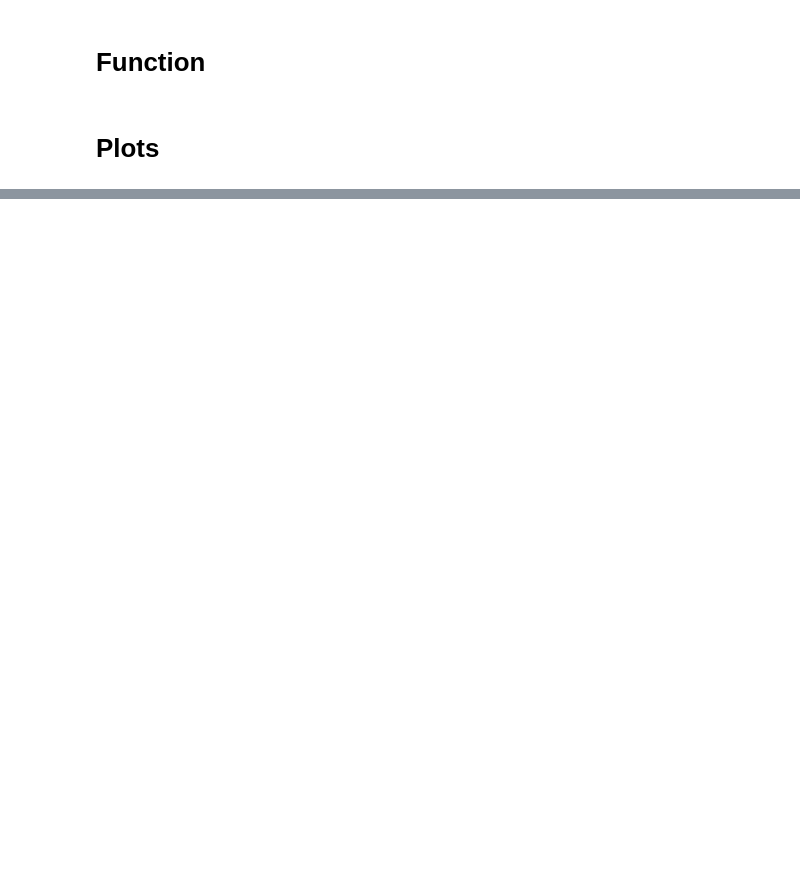
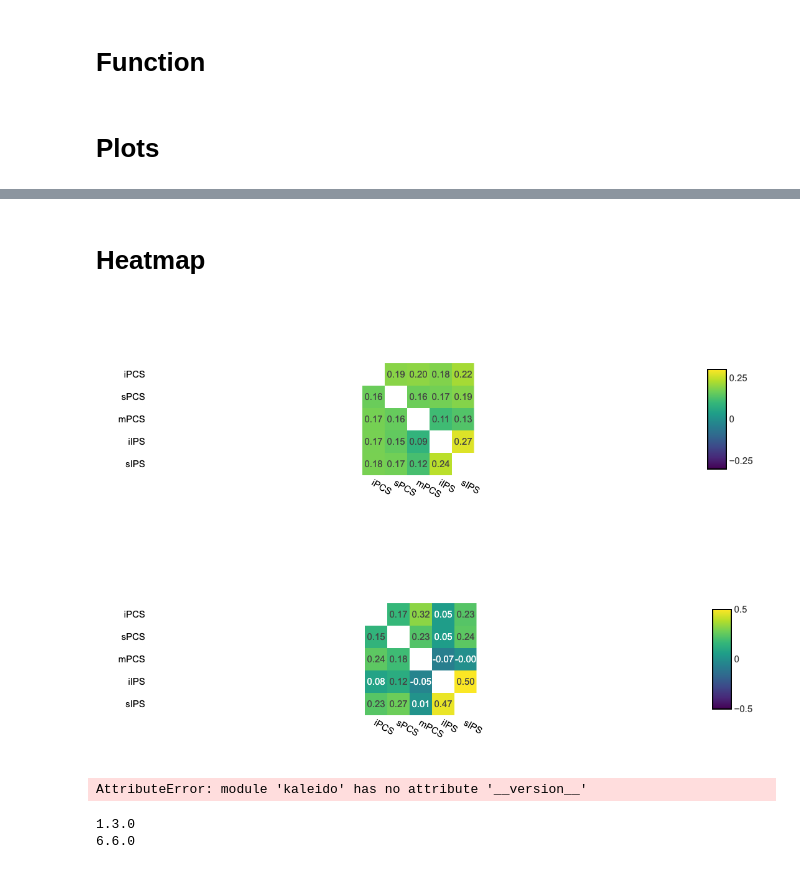
Before and after one commit to mszinte/pRF_analysis, a Jupyter notebook: RetinoMaps/dev/Paper/rest_figures.ipynb, the cells around one changed output, grey strips where cells are left out. Saved outputs shown, nothing was run; the diff lists cells and outputs as text; code cells hidden in the pictures; blank space fills up the shorter version.

```diff
--- a/RetinoMaps/dev/Paper/rest_figures.ipynb
+++ b/RetinoMaps/dev/Paper/rest_figures.ipynb
@@ -242,7 +240,0 @@ analysis_info['roi_colors']
-# %%
-fig = prf_contra_corr_violins_plot(cor_r_lh_df=cor_r_lh_df, cor_r_rh_df=cor_r_rh_df, figure_info=analysis_info)
-
-fig_dir = '/Users/uriel/Library/CloudStorage/Dropbox/retinomaps/figures/material/resting_state/violins'
-fig_fn = "{}/{}_violons.pdf".format(fig_dir, corr_type)
-fig.write_image(fig_fn)
-fig.show()
@@ -310,0 +241,2 @@ cor_r_lh_df
+# %% [markdown]
+# Heatmap
@@ -310,0 +328,36 @@ cor_r_lh_df
+# %%
+for corr_type in corr_types:
+    if corr_type == 'full_corr':
+        corr_type2 = 'full-corr'
+        suffix = '_legacy'
+    elif corr_type == 'partial_corr':
+        corr_type2 = 'partial-corr'
+        suffix = ''
+    cor_dir = '{}/{}/derivatives/pp_data/{}/{}/rest/{}/tables'.format(main_dir, project_dir, subject, format_, corr_type)
+    cor_r_lh_fn = '{}/seed-task_by_macror-task_{}_r_report_ipsi_lh{}.tsv'.format(cor_dir, corr_type2, suffix)
+    cor_r_rh_fn = '{}/seed-task_by_macror-task_{}_r_report_ipsi_rh{}.tsv'.format(cor_dir, corr_type2, suffix)
+    cor_r_lh_df = pd.read_table(cor_r_lh_fn, sep="\t")
+    cor_r_rh_df = pd.read_table(cor_r_rh_fn, sep="\t")
+    fig = prf_contra_corr_heatmap_plot(cor_r_lh_df=cor_r_lh_df, cor_r_rh_df=cor_r_rh_df,
+                                       figure_info=analysis_info, corr_type=corr_type)
+    fig_dir = '/Users/uriel/Library/CloudStorage/Dropbox/retinomaps/figures/material/resting_state/heatmaps'
+    os.makedirs(fig_dir, exist_ok=True)
+    fig_fn = "{}/{}_heatmap.svg".format(fig_dir, corr_type)
+    # fig.write_image(fig_fn)
+    fig.write_image(fig_fn, format='svg')
+    fig.show()
+# %% [output]
+[figure, added]
+[figure, added]
+# %%
+import kaleido
+print(kaleido.__version__)
+# %% [output]
+AttributeError: module 'kaleido' has no attribute '__version__'
+# %%
+from importlib.metadata import version
+print(version('kaleido'))
+print(version('plotly'))
+# %% [output]
+1.3.0
+6.6.0
```
Also changed, not shown: parts of 8 cells of this notebook, 10 other files.
